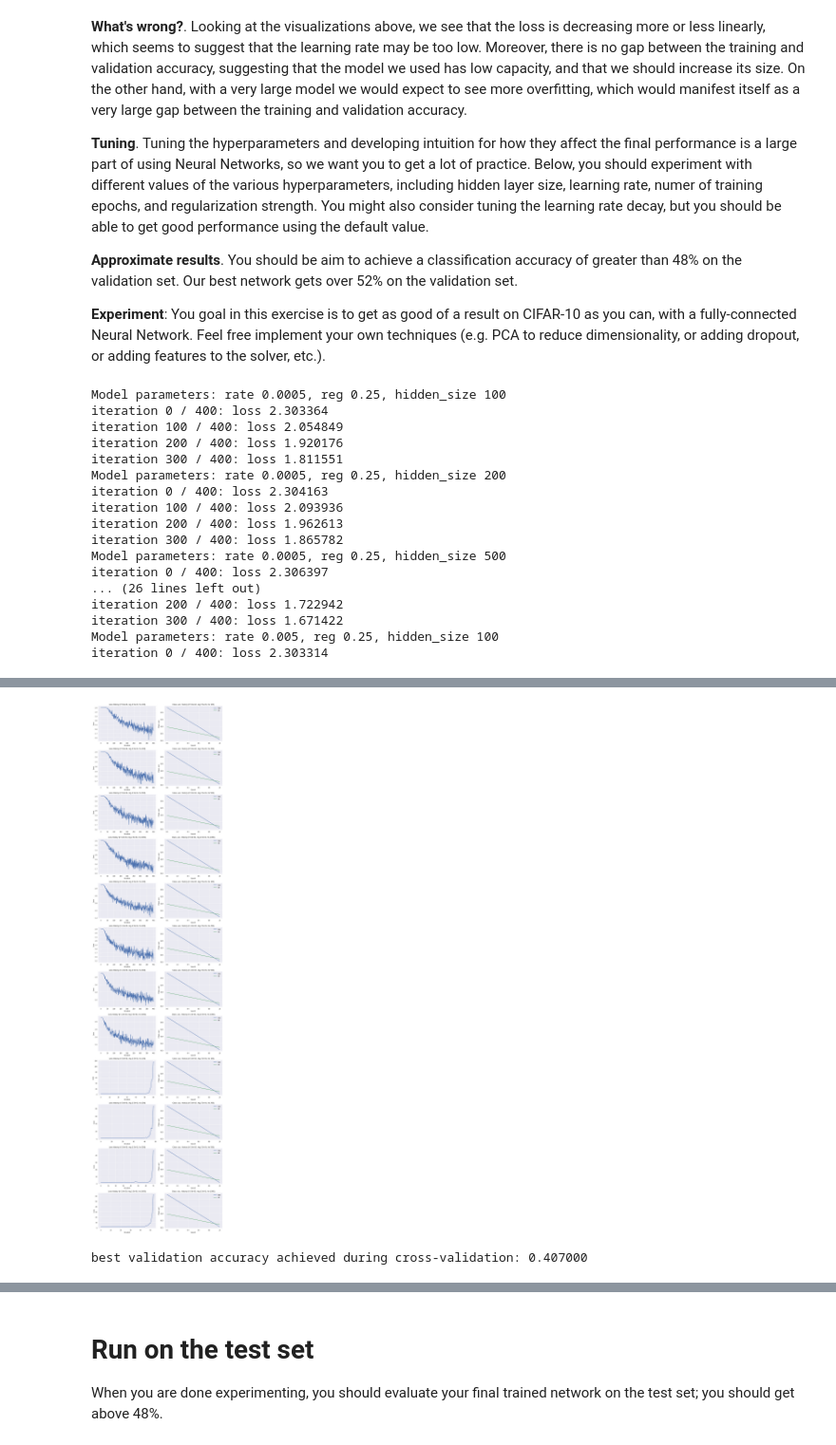
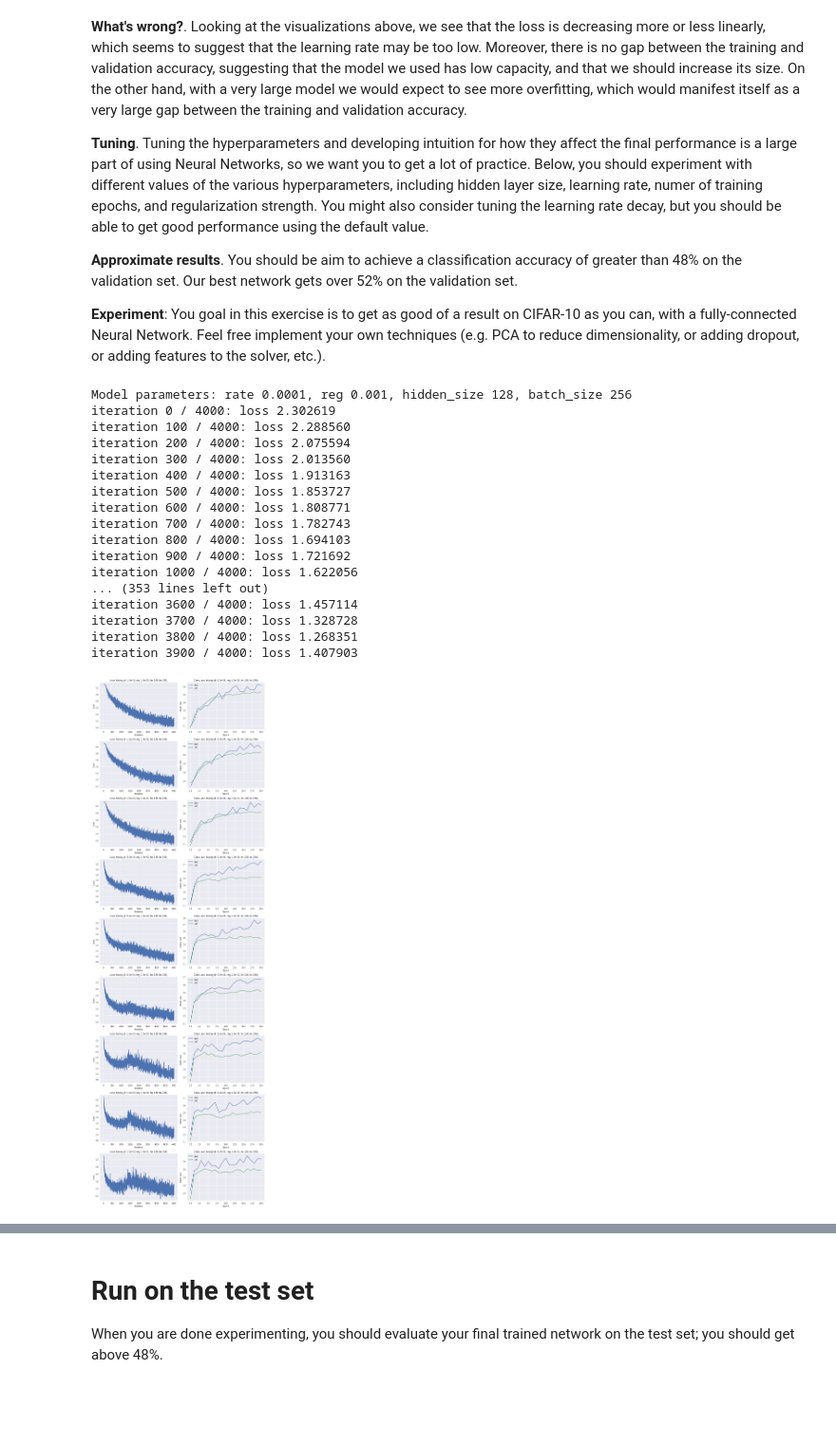
Before and after one commit to nholmber/google-colab-cs231n, a Jupyter notebook: assignment1/two_layer_net_colab.ipynb, the cells around one changed output, grey strips where cells are left out. Shown at 95% size. Drawn from its saved outputs; the diff is of its cells as text; code cells hidden in the pictures; blank space fills up the shorter version.

```diff
--- a/assignment1/two_layer_net_colab.ipynb
+++ b/assignment1/two_layer_net_colab.ipynb
@@ -348,79 +335,85 @@ best_net = None # store the best model into this
 from cs231n.classifiers.neural_net import TwoLayerNet
 results = {}
 best_val = -1
-learning_rates = [5e-4, 1e-3, 5e-3]
-regularization_strengths = [0.25] #, 1, 10, 20]
-hidden_size = [100, 200, 500, 1000]
-batch_size = 200
-hyperparameters = [(a, b, c) for a in learning_rates for b in regularization_strengths for c in hidden_size]
+learning_rates = [1e-4, 5e-4, 1e-3]
+regularization_strengths = [0.001, 0.01, 0.1] #, 0.25, 0.5] #, 1, 5]
+hidden_sizes = [128] #,64, 256]
+batch_sizes = [256] #, 256] # 512, 1024] #, 2048]
+hyperparameters = [(a, b, c, d) for a in learning_rates
+                   for b in regularization_strengths for c in hidden_sizes
+                   for d in batch_sizes]
 
 input_size = 32 * 32 * 3
 num_classes = 10
-num_iters = 400
+num_iters = 4000
 learning_rate_decay = 0.95
+mu = 0.5
+mu_update_factor = 0.05
 
 verbose = True
 best_val = 0.
 
 # Train using different hyperparameters
-for rate, strength, size in hyperparameters:
-    net = TwoLayerNet(input_size, size, num_classes)
+for rate, strength, hidden_size, batch_size in hyperparameters:
+    net = TwoLayerNet(input_size, hidden_size, num_classes, mu=mu, mu_update_factor=mu_update_factor)
     if verbose:
-        print('Model parameters: rate {}, reg {}, hidden_size {}'.format(rate, strength, size))
+        print('Model parameters: rate {}, reg {}, hidden_size {}, batch_size {}'.format(rate, strength, hidden_size, batch_size))
+
     stats = net.train(X_train, y_train, X_val, y_val,
                       num_iters=num_iters, batch_size=batch_size,
                       learning_rate=rate, learning_rate_decay=learning_rate_decay,
                       reg=strength, verbose=verbose)
 
-    results[(rate, strength, size)] = stats
+    results[(rate, strength, hidden_size, batch_size)] = stats
 
     if stats['val_acc_history'][-1] > best_val:
         best_val = stats['val_acc_history'][-1]
         best_net = net
 
 # Visualize results
 ncombinations = len(hyperparameters)
 # Increase plot size dynamically
 plt.rcParams['figure.figsize'] = (12.0, 4.0*ncombinations)
-for i, (lr, reg, size) in enumerate(sorted(results)):
-    result = results[(lr, reg, size)]
+for i, (lr, reg, size, batch) in enumerate(sorted(results)):
+    result = results[(lr, reg, size, batch)]
 
     plt.subplot(ncombinations, 2, 2*i+1)
     plt.plot(result['loss_history'])
-    plt.title('Loss history (lr {:.1e}, reg {:.1e}, hs {:d})'.format(lr, reg, size))
+    plt.title('Loss history (lr {:.1e}, reg {:.1e}, hs {:d}, bs {:d})'.format(lr, reg, size, batch))
     plt.xlabel('Iteration')
     plt.ylabel('Loss')
 
     plt.subplot(ncombinations, 2, 2*i+2)
-    plt.plot(stats['train_acc_history'], label='train')
-    plt.plot(stats['val_acc_history'], label='val')
-    plt.title('Class. acc. history (lr {:.1e}, reg {:.1e}, hs {:d})'.format(lr, reg, size))
+    plt.plot(result['train_acc_history'], label='train')
+    plt.plot(result['val_acc_history'], label='val')
+    plt.title('Class. acc. history (lr {:.1e}, reg {:.1e}, hs {:d}, bs {:d})'.format(lr, reg, size, batch))
     plt.xlabel('Epoch')
     plt.ylabel('Class. acc.')
     plt.legend()
 
 plt.tight_layout()
 plt.show()
 
 print('best validation accuracy achieved during cross-validation: %f' % best_val)
 #################################################################################
 #                               END OF YOUR CODE                                #
 #################################################################################**
 # %% [output]
-Model parameters: rate 0.0005, reg 0.25, hidden_size 100
-iteration 0 / 400: loss 2.303364
-iteration 100 / 400: loss 2.054849
-iteration 200 / 400: loss 1.920176
-iteration 300 / 400: loss 1.811551
-Model parameters: rate 0.0005, reg 0.25, hidden_size 200
-iteration 0 / 400: loss 2.304163
-iteration 100 / 400: loss 2.093936
-iteration 200 / 400: loss 1.962613
-iteration 300 / 400: loss 1.865782
-Model parameters: rate 0.0005, reg 0.25, hidden_size 500
-iteration 0 / 400: loss 2.306397
-... (26 lines left out)
-iteration 200 / 400: loss 1.722942
-iteration 300 / 400: loss 1.671422
-Model parameters: rate 0.005, reg 0.25, hidden_size 100
-iteration 0 / 400: loss 2.303314
+Model parameters: rate 0.0001, reg 0.001, hidden_size 128, batch_size 256
+iteration 0 / 4000: loss 2.302619
+iteration 100 / 4000: loss 2.288560
+iteration 200 / 4000: loss 2.075594
+iteration 300 / 4000: loss 2.013560
+iteration 400 / 4000: loss 1.913163
+iteration 500 / 4000: loss 1.853727
+iteration 600 / 4000: loss 1.808771
+iteration 700 / 4000: loss 1.782743
+iteration 800 / 4000: loss 1.694103
+iteration 900 / 4000: loss 1.721692
+iteration 1000 / 4000: loss 1.622056
+... (353 lines left out)
+iteration 3600 / 4000: loss 1.457114
+iteration 3700 / 4000: loss 1.328728
+iteration 3800 / 4000: loss 1.268351
+iteration 3900 / 4000: loss 1.407903
+[figure, new version]
@@ -445,4 +421,2 @@ iteration 300 / 400: loss inf
-[figure, old version]
-best validation accuracy achieved during cross-validation: 0.407000
 # %%
 # visualize the weights of the best network
```
Also changed, not shown: parts of 6 cells of this notebook.
